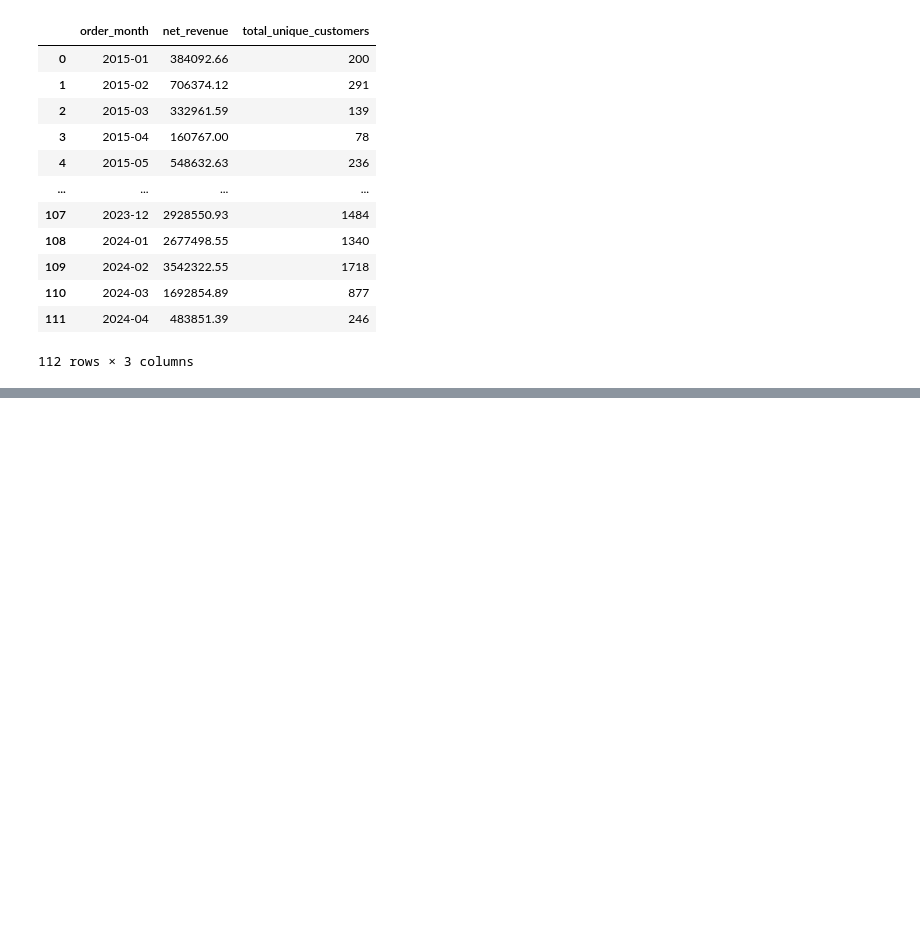
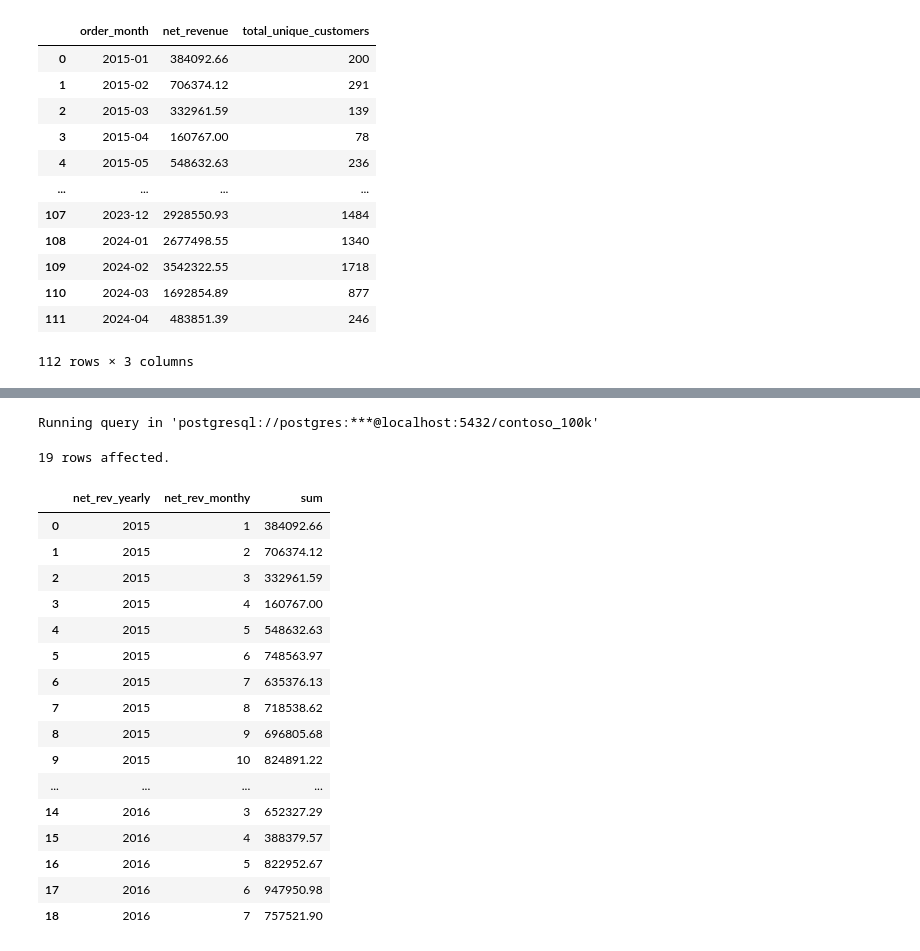
Before and after one commit to NajmulGit/VS_Code_SQL, a Jupyter notebook: Resources/Blank_SQL_Notebook.ipynb, the cells around one changed output, grey strips where cells are left out. Cells and saved outputs as stored; diff of their text form; code cells hidden in the pictures; blank space fills up the shorter version.

```diff
--- a/Resources/Blank_SQL_Notebook.ipynb
+++ b/Resources/Blank_SQL_Notebook.ipynb
@@ -401,0 +452,35 @@ Running query in 'postgresql://postgres:***@localhost:5432/contoso_100k'
+# %%
+%%sql
+
+select
+  extract(year from orderdate) as net_rev_yearly,
+  extract(month from orderdate) as net_rev_monthy,
+  sum(quantity * netprice	* exchangerate)
+from sales
+group by
+net_rev_yearly,
+net_rev_monthy
+order by
+net_rev_yearly,
+net_rev_monthy
+limit 19
+# %% [output]
+Running query in 'postgresql://postgres:***@localhost:5432/contoso_100k'
+19 rows affected.
+|  | net_rev_yearly | net_rev_monthy | sum |
+| 0 | 2015 | 1 | 384092.66 |
+| 1 | 2015 | 2 | 706374.12 |
+| 2 | 2015 | 3 | 332961.59 |
+| 3 | 2015 | 4 | 160767.00 |
+| 4 | 2015 | 5 | 548632.63 |
+| 5 | 2015 | 6 | 748563.97 |
+| 6 | 2015 | 7 | 635376.13 |
+| 7 | 2015 | 8 | 718538.62 |
+| 8 | 2015 | 9 | 696805.68 |
+| 9 | 2015 | 10 | 824891.22 |
+| ... | ... | ... | ... |
+| 14 | 2016 | 3 | 652327.29 |
+| 15 | 2016 | 4 | 388379.57 |
+| 16 | 2016 | 5 | 822952.67 |
+| 17 | 2016 | 6 | 947950.98 |
+| 18 | 2016 | 7 | 757521.90 |
```
Also changed, not shown: parts of 6 cells of this notebook.
